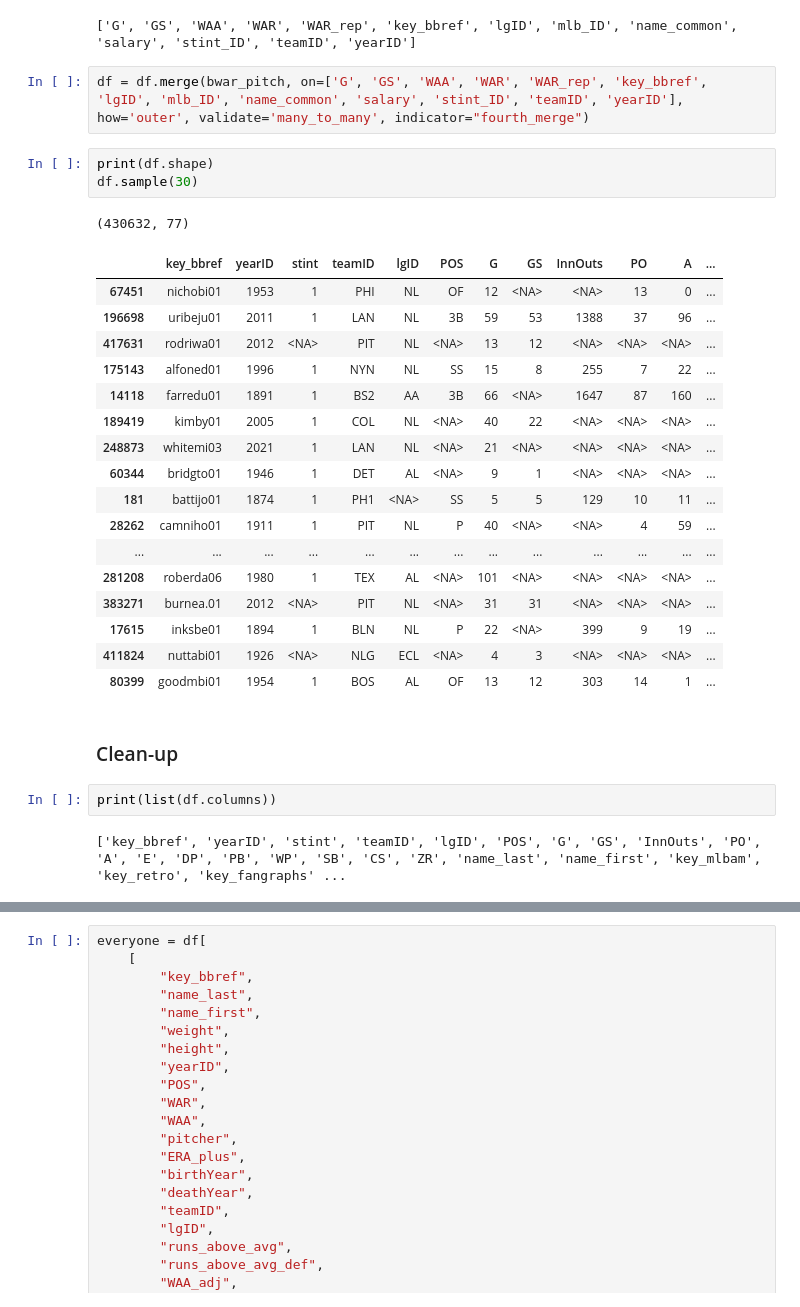
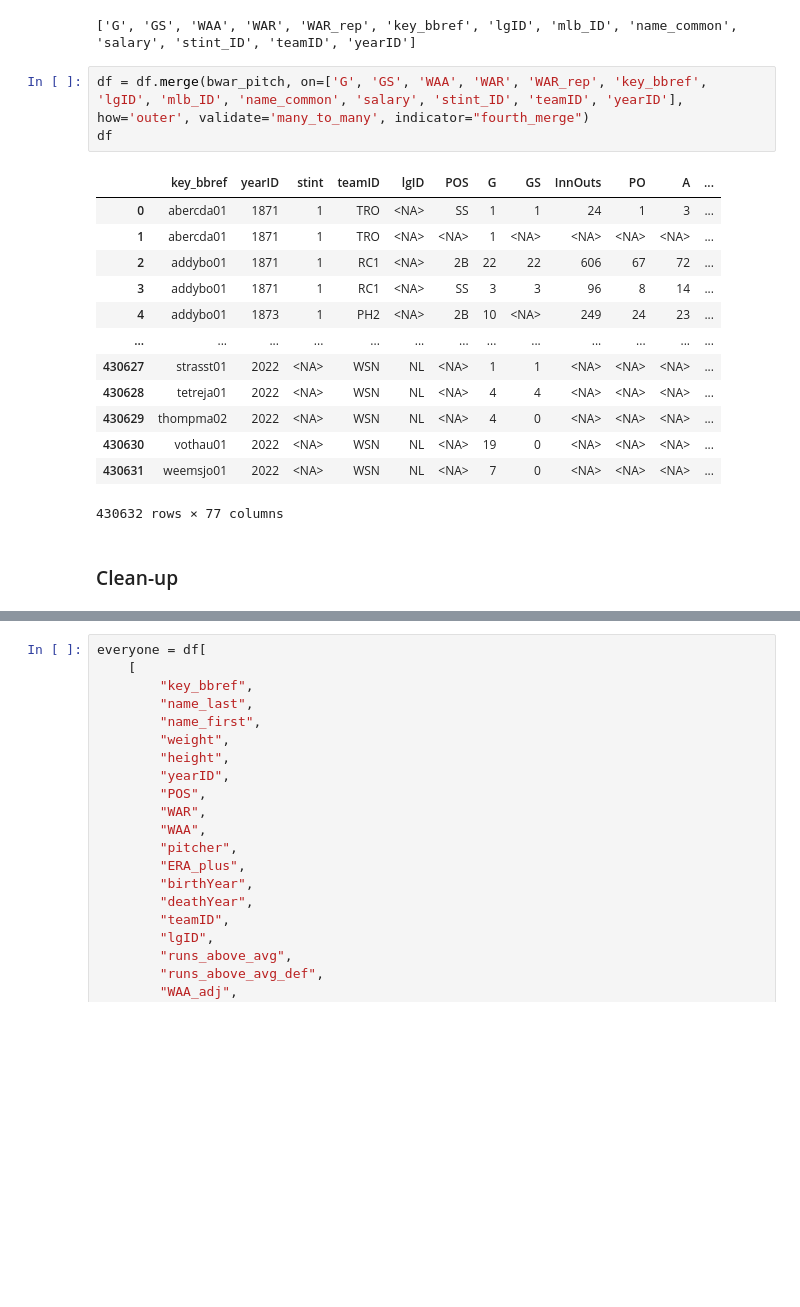
Before and after one commit to obverter/bmi-stars, a Jupyter notebook: notebooks/Roster.ipynb, the cells around one changed output, grey strips where cells are left out. Drawn from its saved outputs; the diff is of its cells as text; blank space fills up the shorter version.

```diff
--- a/notebooks/Roster.ipynb
+++ b/notebooks/Roster.ipynb
@@ -409,31 +196,20 @@ print(list(a))
 ['G', 'GS', 'WAA', 'WAR', 'WAR_rep', 'key_bbref', 'lgID', 'mlb_ID', 'name_common', 'salary', 'stint_ID', 'teamID', 'yearID']
 # %%
 df = df.merge(bwar_pitch, on=['G', 'GS', 'WAA', 'WAR', 'WAR_rep', 'key_bbref', 'lgID', 'mlb_ID', 'name_common', 'salary', 'stint_ID', 'teamID', 'yearID'], how='outer', validate='many_to_many', indicator="fourth_merge")
+df
+# %% [output]
+|  | key_bbref | yearID | stint | teamID | lgID | POS | G | GS | InnOuts | PO | A | ... |
+| 0 | abercda01 | 1871 | 1 | TRO | <NA> | SS | 1 | 1 | 24 | 1 | 3 | ... |
+| 1 | abercda01 | 1871 | 1 | TRO | <NA> | <NA> | 1 | <NA> | <NA> | <NA> | <NA> | ... |
+| 2 | addybo01 | 1871 | 1 | RC1 | <NA> | 2B | 22 | 22 | 606 | 67 | 72 | ... |
+| 3 | addybo01 | 1871 | 1 | RC1 | <NA> | SS | 3 | 3 | 96 | 8 | 14 | ... |
+| 4 | addybo01 | 1873 | 1 | PH2 | <NA> | 2B | 10 | <NA> | 249 | 24 | 23 | ... |
+| ... | ... | ... | ... | ... | ... | ... | ... | ... | ... | ... | ... | ... |
+| 430627 | strasst01 | 2022 | <NA> | WSN | NL | <NA> | 1 | 1 | <NA> | <NA> | <NA> | ... |
+| 430628 | tetreja01 | 2022 | <NA> | WSN | NL | <NA> | 4 | 4 | <NA> | <NA> | <NA> | ... |
+| 430629 | thompma02 | 2022 | <NA> | WSN | NL | <NA> | 4 | 0 | <NA> | <NA> | <NA> | ... |
+| 430630 | vothau01 | 2022 | <NA> | WSN | NL | <NA> | 19 | 0 | <NA> | <NA> | <NA> | ... |
+| 430631 | weemsjo01 | 2022 | <NA> | WSN | NL | <NA> | 7 | 0 | <NA> | <NA> | <NA> | ... |
+430632 rows × 77 columns
-# %%
-print(df.shape)
-df.sample(30)
-# %% [output]
-(430632, 77)
-|  | key_bbref | yearID | stint | teamID | lgID | POS | G | GS | InnOuts | PO | A | ... |
-| 67451 | nichobi01 | 1953 | 1 | PHI | NL | OF | 12 | <NA> | <NA> | 13 | 0 | ... |
-| 196698 | uribeju01 | 2011 | 1 | LAN | NL | 3B | 59 | 53 | 1388 | 37 | 96 | ... |
-| 417631 | rodriwa01 | 2012 | <NA> | PIT | NL | <NA> | 13 | 12 | <NA> | <NA> | <NA> | ... |
-| 175143 | alfoned01 | 1996 | 1 | NYN | NL | SS | 15 | 8 | 255 | 7 | 22 | ... |
-| 14118 | farredu01 | 1891 | 1 | BS2 | AA | 3B | 66 | <NA> | 1647 | 87 | 160 | ... |
-| 189419 | kimby01 | 2005 | 1 | COL | NL | <NA> | 40 | 22 | <NA> | <NA> | <NA> | ... |
-| 248873 | whitemi03 | 2021 | 1 | LAN | NL | <NA> | 21 | <NA> | <NA> | <NA> | <NA> | ... |
-| 60344 | bridgto01 | 1946 | 1 | DET | AL | <NA> | 9 | 1 | <NA> | <NA> | <NA> | ... |
-| 181 | battijo01 | 1874 | 1 | PH1 | <NA> | SS | 5 | 5 | 129 | 10 | 11 | ... |
-| 28262 | camniho01 | 1911 | 1 | PIT | NL | P | 40 | <NA> | <NA> | 4 | 59 | ... |
-| ... | ... | ... | ... | ... | ... | ... | ... | ... | ... | ... | ... | ... |
-| 281208 | roberda06 | 1980 | 1 | TEX | AL | <NA> | 101 | <NA> | <NA> | <NA> | <NA> | ... |
-| 383271 | burnea.01 | 2012 | <NA> | PIT | NL | <NA> | 31 | 31 | <NA> | <NA> | <NA> | ... |
-| 17615 | inksbe01 | 1894 | 1 | BLN | NL | P | 22 | <NA> | 399 | 9 | 19 | ... |
-| 411824 | nuttabi01 | 1926 | <NA> | NLG | ECL | <NA> | 4 | 3 | <NA> | <NA> | <NA> | ... |
-| 80399 | goodmbi01 | 1954 | 1 | BOS | AL | OF | 13 | 12 | 303 | 14 | 1 | ... |
 # %% [markdown]
 ### Clean-up
-# %%
-print(list(df.columns))
-# %% [output]
-['key_bbref', 'yearID', 'stint', 'teamID', 'lgID', 'POS', 'G', 'GS', 'InnOuts', 'PO', 'A', 'E', 'DP', 'PB', 'WP', 'SB', 'CS', 'ZR', 'name_last', 'name_first', 'key_mlbam', 'key_retro', 'key_fangraphs' ...
```
Also changed, not shown: parts of 45 cells of this notebook, 21 other files.
